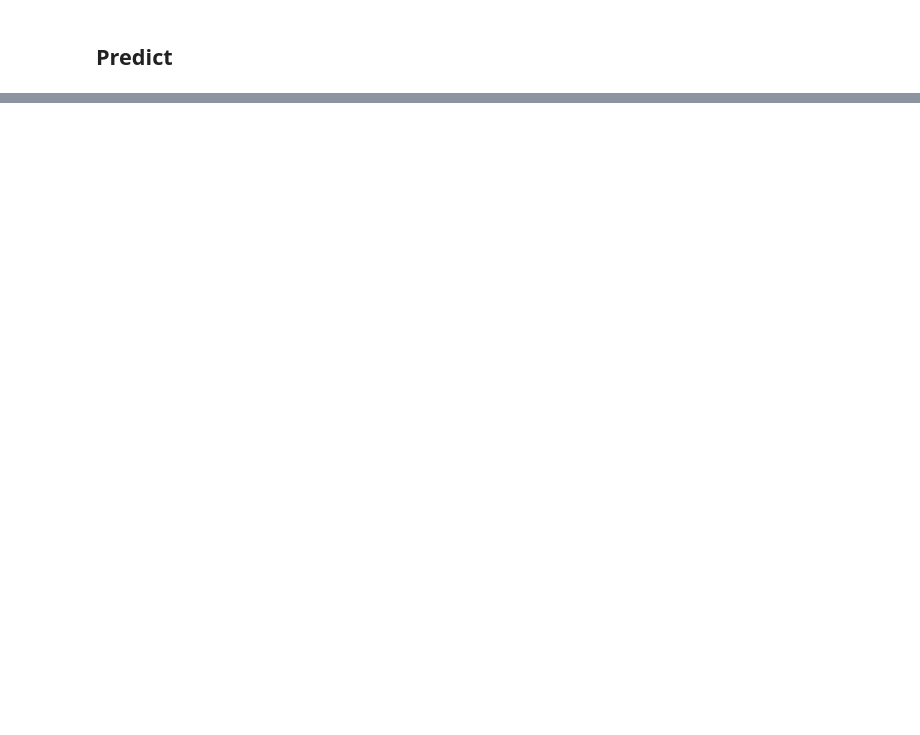
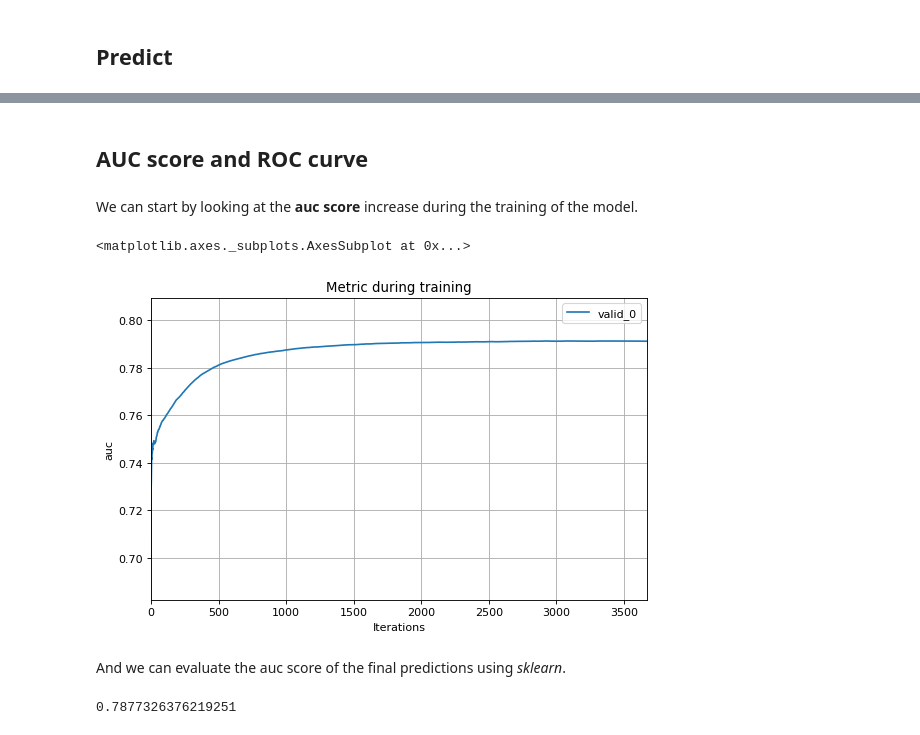
Before and after one commit to paolomandica/FDS-home-credit-default-risk, a Jupyter notebook: main-paolo.ipynb, the cells around one changed output, grey strips where cells are left out. Drawn from its saved outputs; the diff is of its cells as text; code cells hidden in the pictures; blank space fills up the shorter version.

```diff
--- a/main-paolo.ipynb
+++ b/main-paolo.ipynb
@@ -1092,0 +1131,11 @@ results.head()
+# %% [markdown]
+## AUC score and ROC curve
+# %% [markdown]
+We can start by looking at the **auc score** increase during the training of the model.
+# %%
+lgb.plot_metric(evals_result, figsize=(8,5), dpi=80)
+# %% [output]
+<matplotlib.axes._subplots.AxesSubplot at 0x...>
+[figure, added]
+# %% [markdown]
+And we can evaluate the auc score of the final predictions using *sklearn*.
@@ -1092,0 +1144,5 @@ results.head()
+# %%
+roc_auc = roc_auc_score(y, scores)
+roc_auc
+# %% [output]
+0.7877326376219251
```
Also changed, not shown: parts of 35 cells of this notebook, 1 other file.
